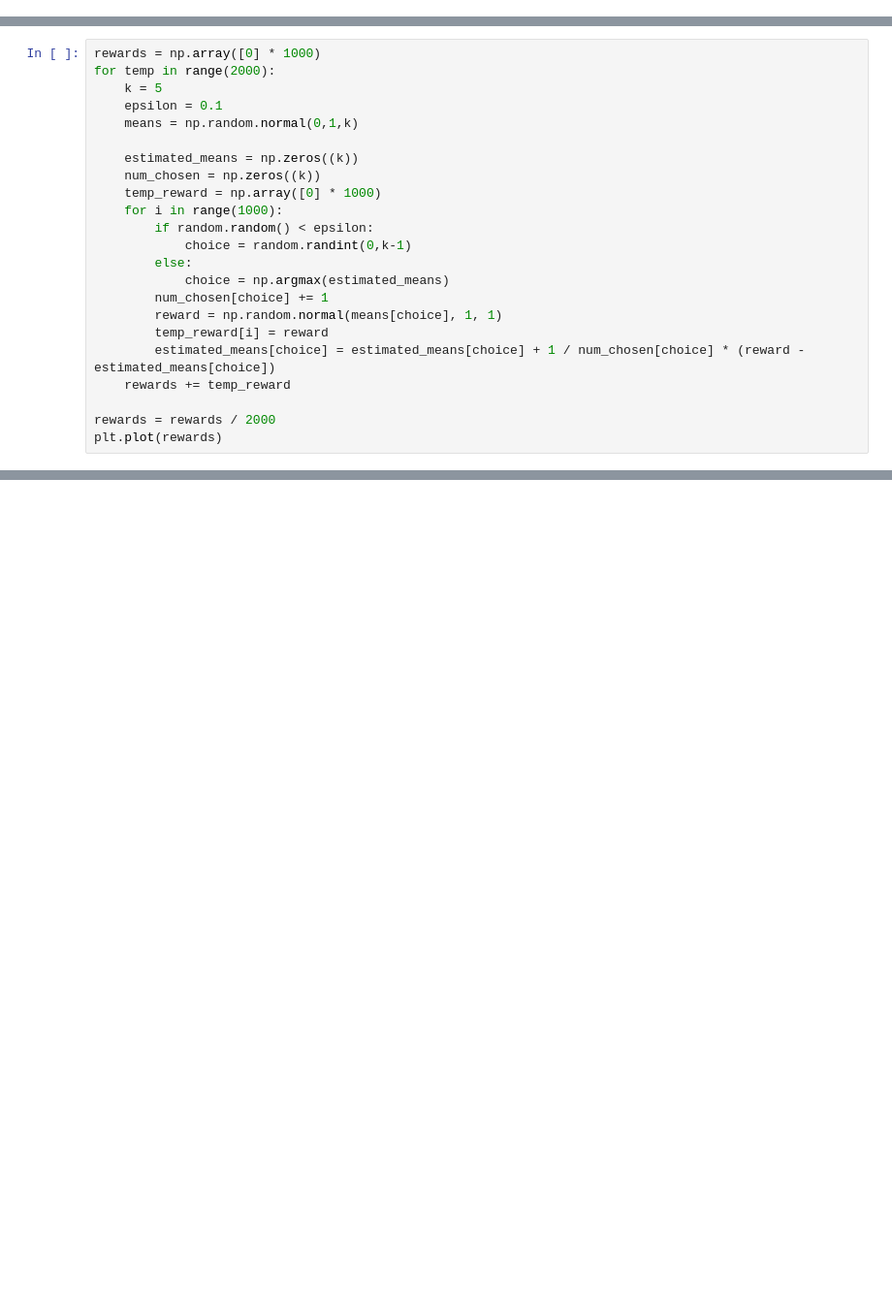
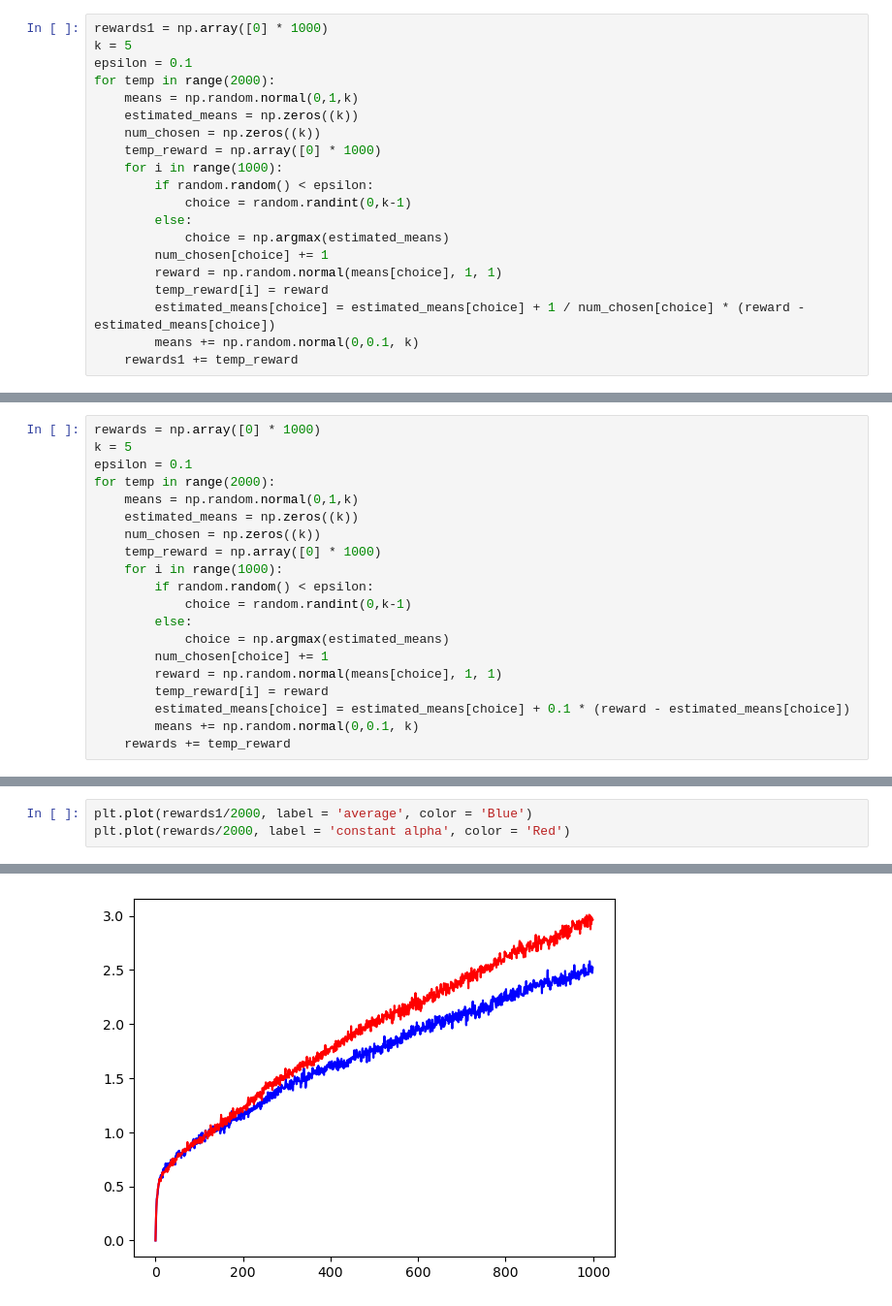
Before and after one commit to sanjaydbom/RL, a Jupyter notebook: k-armed-bandits.ipynb, the cells around one changed output, grey strips where cells are left out. Shown: that part at 97% size. Drawn from its saved outputs; the diff is of its cells as text; blank space fills up the shorter version.

```diff
--- a/k-armed-bandits.ipynb
+++ b/k-armed-bandits.ipynb
@@ -4,0 +64,20 @@ import matplotlib.pyplot as plt
+# %%
+rewards1 = np.array([0] * 1000)
+k = 5
+epsilon = 0.1
+for temp in range(2000):
+    means = np.random.normal(0,1,k)
+    estimated_means = np.zeros((k))
+    num_chosen = np.zeros((k))
+    temp_reward = np.array([0] * 1000)
+    for i in range(1000):
+        if random.random() < epsilon:
+            choice = random.randint(0,k-1)
+        else:
+            choice = np.argmax(estimated_means)
+        num_chosen[choice] += 1
+        reward = np.random.normal(means[choice], 1, 1)
+        temp_reward[i] = reward
+        estimated_means[choice] = estimated_means[choice] + 1 / num_chosen[choice] * (reward - estimated_means[choice])
+        means += np.random.normal(0,0.1, k)
+    rewards1 += temp_reward
@@ -5,10 +91,9 @@ import matplotlib.pyplot as plt
 # %%
 rewards = np.array([0] * 1000)
+k = 5
+epsilon = 0.1
 for temp in range(2000):
-    k = 5
-    epsilon = 0.1
     means = np.random.normal(0,1,k)
-
     estimated_means = np.zeros((k))
     num_chosen = np.zeros((k))
     temp_reward = np.array([0] * 1000)
@@ -20,8 +105,6 @@ for temp in range(2000):
         num_chosen[choice] += 1
         reward = np.random.normal(means[choice], 1, 1)
         temp_reward[i] = reward
-        estimated_means[choice] = estimated_means[choice] + 1 / num_chosen[choice] * (reward - estimated_means[choice])
+        estimated_means[choice] = estimated_means[choice] + 0.1 * (reward - estimated_means[choice])
+        means += np.random.normal(0,0.1, k)
     rewards += temp_reward
-
-rewards = rewards / 2000
-plt.plot(rewards)
@@ -29,0 +111,4 @@ UFuncTypeError: Cannot cast ufunc 'add' output from dtype('float64') to dtype('i
+# %%
+plt.plot(rewards1/2000, label = 'average', color = 'Blue')
+plt.plot(rewards/2000, label = 'constant alpha', color = 'Red')
+# %% [output]
@@ -29,0 +116 @@ UFuncTypeError: Cannot cast ufunc 'add' output from dtype('float64') to dtype('i
+[figure, added]
```
Also changed, not shown: parts of 15 cells of this notebook, 19 other files.
